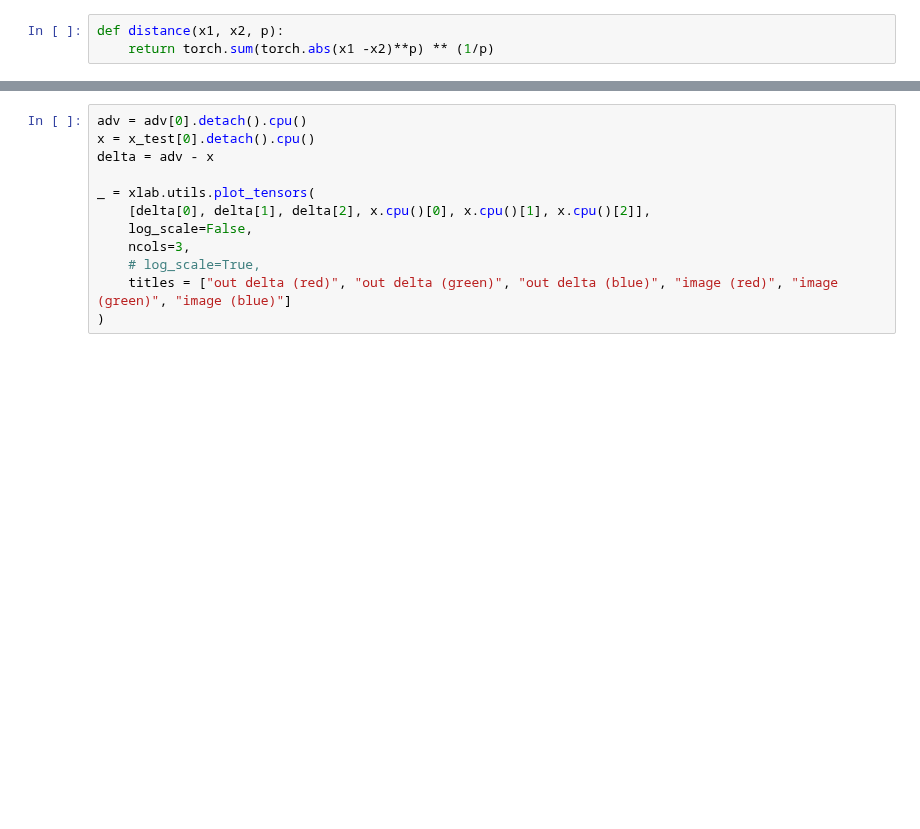
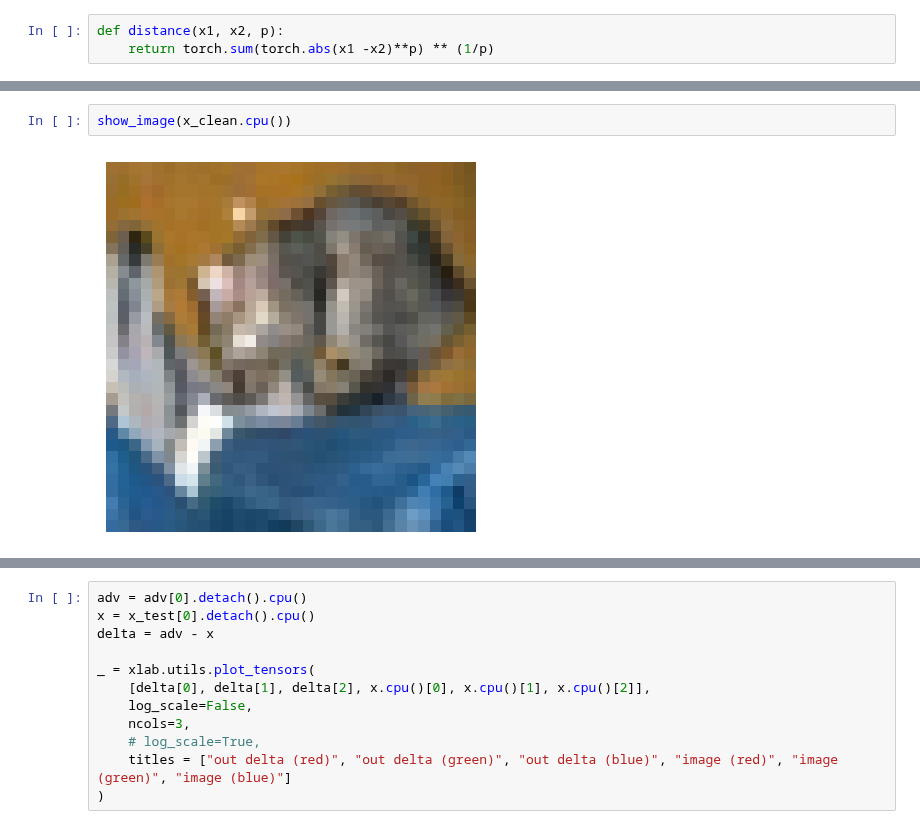
Before and after one commit to zroe1/xlab-ai-security, a Jupyter notebook: working/CW.ipynb, the cells around one changed output, grey strips where cells are left out. Drawn from its saved outputs; the diff is of its cells as text; blank space fills up the shorter version.

```diff
--- a/working/CW.ipynb
+++ b/working/CW.ipynb
@@ -405,0 +493,4 @@ tensor([[-2.2558, 12.9848,  3.5618,  0.7407, -3.0191, -4.9523, -0.8231, -5.2514,
+# %%
+show_image(x_clean.cpu())
+# %% [output]
+[figure, added]
```
Also changed, not shown: parts of 23 cells of this notebook.
